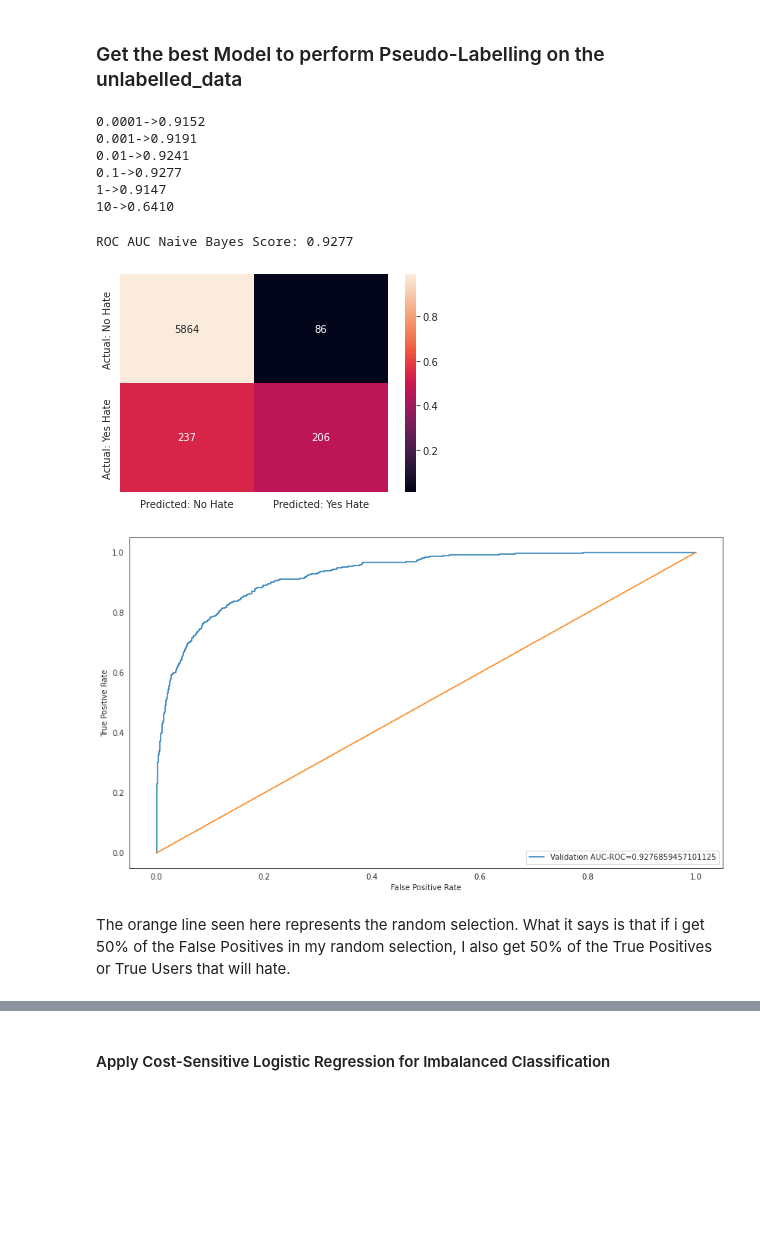
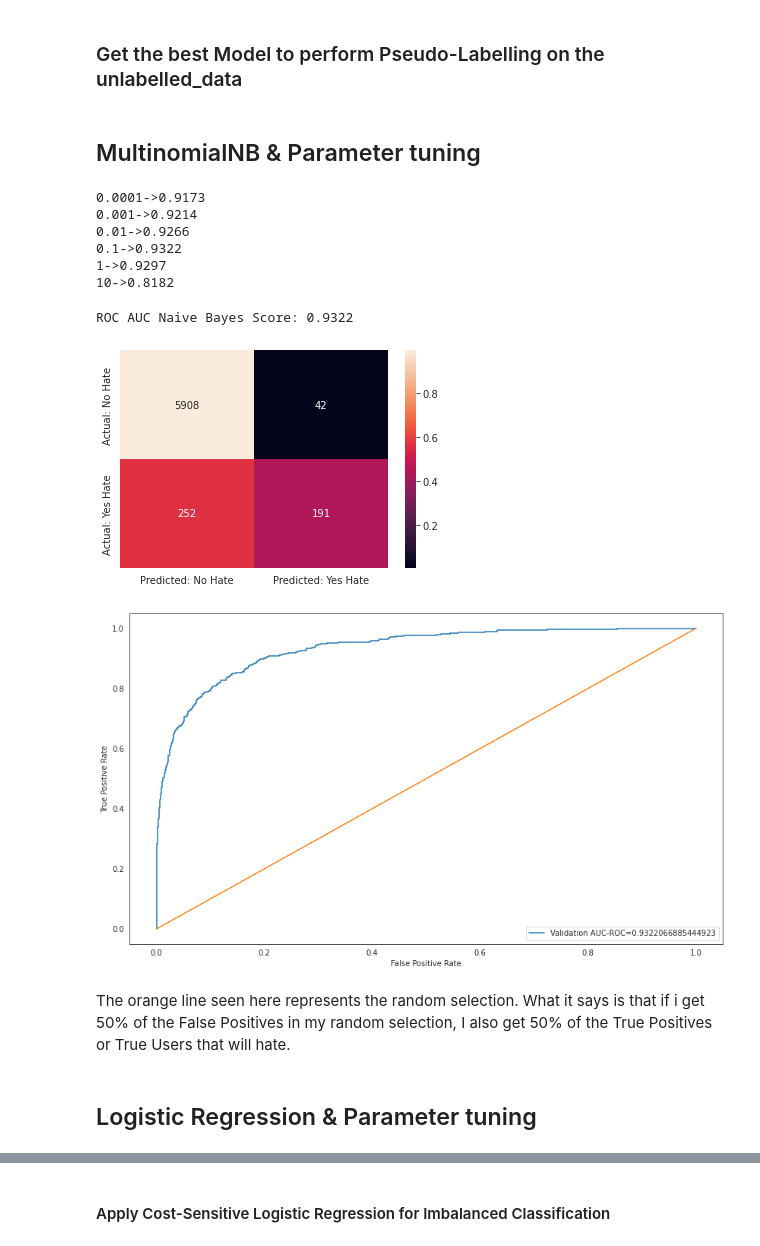
Before and after one commit to danielAdama/sentiment-hate-system, a Jupyter notebook: src/train/semi_supervised_learning_data_labeling.ipynb, the cells around one changed output, grey strips where cells are left out. Saved outputs shown, nothing was run; the diff lists cells and outputs as text; code cells hidden in the pictures; blank space fills up the shorter version.

```diff
--- a/src/train/semi_supervised_learning_data_labeling.ipynb
+++ b/src/train/semi_supervised_learning_data_labeling.ipynb
@@ -456,53 +486,33 @@ Test Size: 0.20%
 # Model Building & Evaluation
 # %% [markdown]
 ### Get the best Model to perform Pseudo-Labelling on the unlabelled_data
+# %% [markdown]
+## MultinomialNB & Parameter tuning
 # %%
-def confusion_matrix_plot(cm, normalized= True, cmap= 'bone'):
-    norm_cm = cm
-    if normalized:
-        plt.figure(figsize=(6,4))
-        norm_cm = (cm.astype('float')/ cm.sum(axis= 1)[:, np.newaxis])
-        return sns.heatmap(norm_cm, annot= cm, fmt='g',
-                           xticklabels= ['Predicted: No Hate', 'Predicted: Yes Hate'], yticklabels=['Actual: No Hate', 'Actual: Yes Hate'])
-
 for a in [0.0001, 0.001, 0.01, 0.1, 1, 10]:
-    nb_clf = MultinomialNB(alpha=a)
-    nb_clf.fit(X_train, y_train)
-    pred = nb_clf.predict_proba(X_test)[:, 1]
+    pred, y_pred = train(MultinomialNB(alpha=a), MinMaxScaler(), X_train, y_train, X_test)
     auc = roc_auc_score(y_test, pred)
     print(f"{a}->{auc:.4f}")
 # %% [output]
-0.0001->0.9152
-0.001->0.9191
-0.01->0.9241
-0.1->0.9277
-1->0.9147
-10->0.6410
+0.0001->0.9173
+0.001->0.9214
+0.01->0.9266
+0.1->0.9322
+1->0.9297
+10->0.8182
 # %%
-nb_clf = MultinomialNB(alpha=0.1)
-nb_clf.fit(X_train, y_train)
-pred = nb_clf.predict_proba(X_test)[:, 1]
-y_pred = nb_clf.predict(X_test)
+pred, y_pred = train(MultinomialNB(alpha=0.1), MinMaxScaler(), X_train, y_train, X_test)
 print(f"ROC AUC Naive Bayes Score: {roc_auc_score(y_test, pred):.4f}")
 cm = confusion_matrix(y_test, y_pred)
 confusion_matrix_plot(cm)
+roc_auc_curve(y_test, pred)
 plt.show()
 # %% [output]
-ROC AUC Naive Bayes Score: 0.9277
+ROC AUC Naive Bayes Score: 0.9322
 [figure]
+[figure, added]
-# %%
-plt.figure(figsize=(14, 8))
-fpr, tpr, _ = roc_curve(y_test, pred)
-auc = roc_auc_score(y_test, pred)
-plt.plot(fpr, tpr, label= f"Validation AUC-ROC={str(auc)}")
-x = np.linspace(0, 1, 1000)
-plt.plot(x, x, linestyle='-')
-plt.xlabel('False Positive Rate')
-plt.ylabel('True Positive Rate')
-plt.legend(loc=4)
-plt.show()
-# %% [output]
-[figure, removed]
 # %% [markdown]
 The orange line seen here represents the random selection. What it says is that if i get 50% of the False Positives in my random selection, I also get 50% of the True Positives or True Users that will hate.
+# %% [markdown]
+## Logistic Regression & Parameter tuning
 # %%
```
Also changed, not shown: parts of 77 cells of this notebook.
